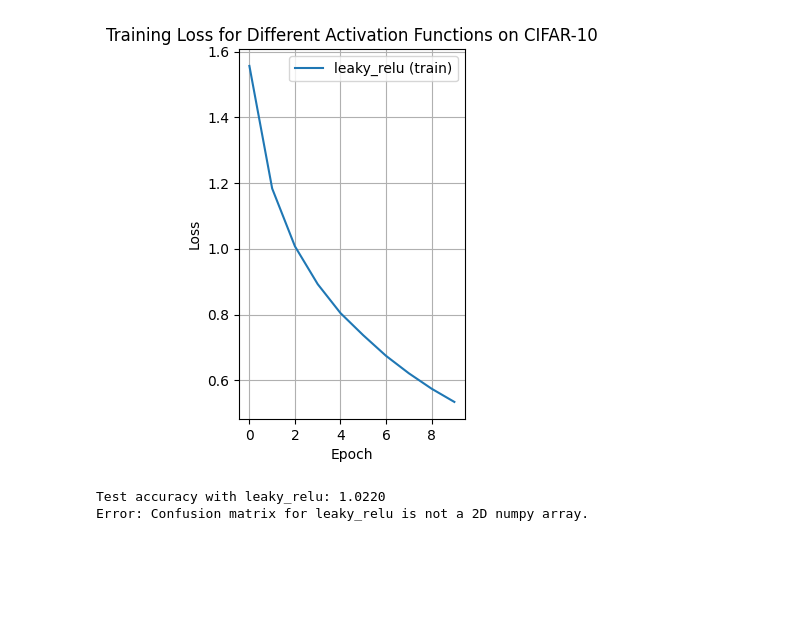
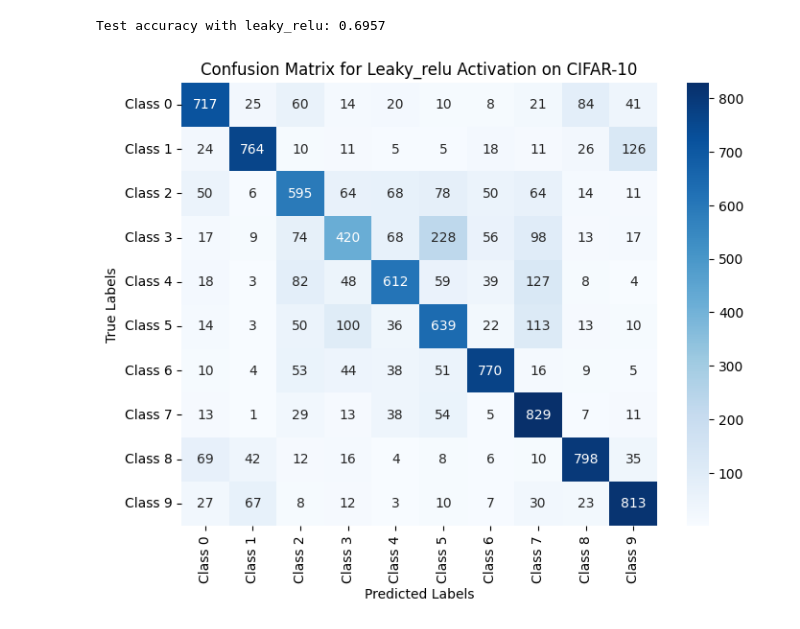
Before and after one commit to Asigen93/JST2_Tugas2, a Jupyter notebook: TUGAS3.ipynb, the cells around one changed output. Cells and saved outputs as stored; diff of their text form; code cells hidden in the pictures; blank space fills up the shorter version.

```diff
--- a/TUGAS3.ipynb
+++ b/TUGAS3.ipynb
@@ -135,39 +155,17 @@ Text(0.5, 1.0, 'Training Accuracy for Different Activation Functions on CIFAR-10
 # %%
-import numpy as np
-import matplotlib.pyplot as plt
-import seaborn as sns
+# Display confusion matrix for each activation function
 
-# Plot training loss
-plt.subplot(1, 2, 2)
-for activation, (history, _, _, _) in results.items():
-    plt.plot(history.history['loss'], label=f'{activation} (train)')
-plt.title('Training Loss for Different Activation Functions on CIFAR-10')
-plt.ylabel('Loss')
-plt.xlabel('Epoch')
-plt.legend()
-plt.grid(True)
-plt.show()
-
-# Display confusion matrix for each activation function
-for activation, (_, test_acc, conf_matrix, _) in results.items():
+for activation, (_, _, test_acc, conf_matrix) in results.items():
     print(f'\nTest accuracy with {activation}: {test_acc:.4f}')
 
-    # Check if conf_matrix is 2D and has the correct shape
-    if isinstance(conf_matrix, np.ndarray) and conf_matrix.ndim == 2:
-        if conf_matrix.shape == (10, 10):
-            plt.figure(figsize=(8, 6))
-            sns.heatmap(conf_matrix, annot=True, fmt='d', cmap='Blues',
-                        xticklabels=[f'Class {i}' for i in range(10)],
-                        yticklabels=[f'Class {i}' for i in range(10)])
-            plt.title(f'Confusion Matrix for {activation.capitalize()} Activation on CIFAR-10')
-            plt.xlabel('Predicted Labels')
-            plt.ylabel('True Labels')
-            plt.show()
-        else:
-            print(f"Error: Confusion matrix for {activation} does not have the shape (10, 10). It has shape {conf_matrix.shape}.")
-    else:
-        print(f"Error: Confusion matrix for {activation} is not a 2D numpy array.")
+    plt.figure(figsize=(8, 6))
+    sns.heatmap(conf_matrix, annot=True, fmt='d', cmap='Blues',
+                xticklabels=[f'Class {i}' for i in range(10)],
+                yticklabels=[f'Class {i}' for i in range(10)])
+    plt.title(f'Confusion Matrix for {activation.capitalize()} Activation on CIFAR-10')
+    plt.xlabel('Predicted Labels')
+    plt.ylabel('True Labels')
+    plt.show()
 # %% [output]
+Test accuracy with leaky_relu: 0.6957
-[figure, old version]
+[figure, new version]
-Test accuracy with leaky_relu: 1.0220
-Error: Confusion matrix for leaky_relu is not a 2D numpy array.
```
Also changed, not shown: parts of 5 cells of this notebook.
